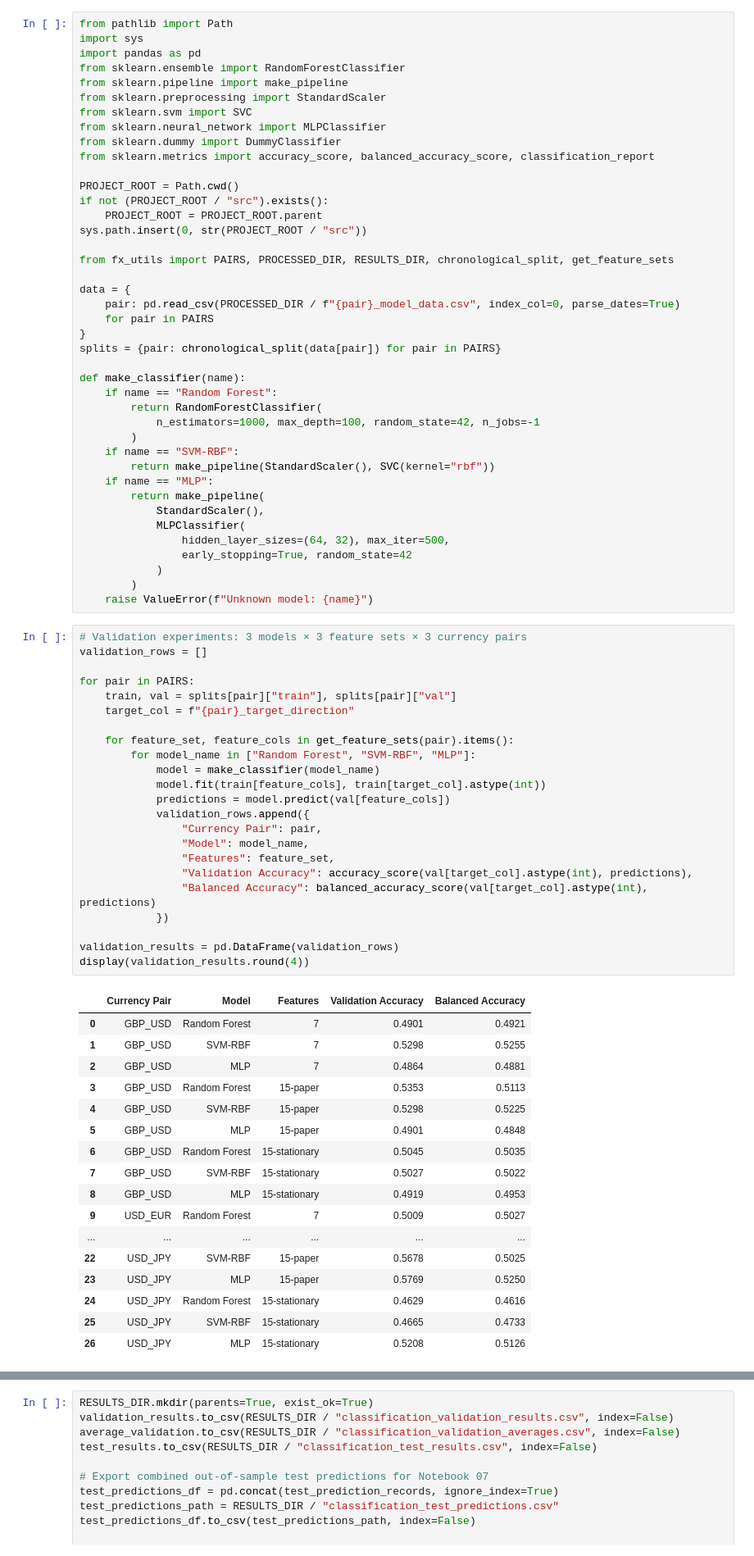
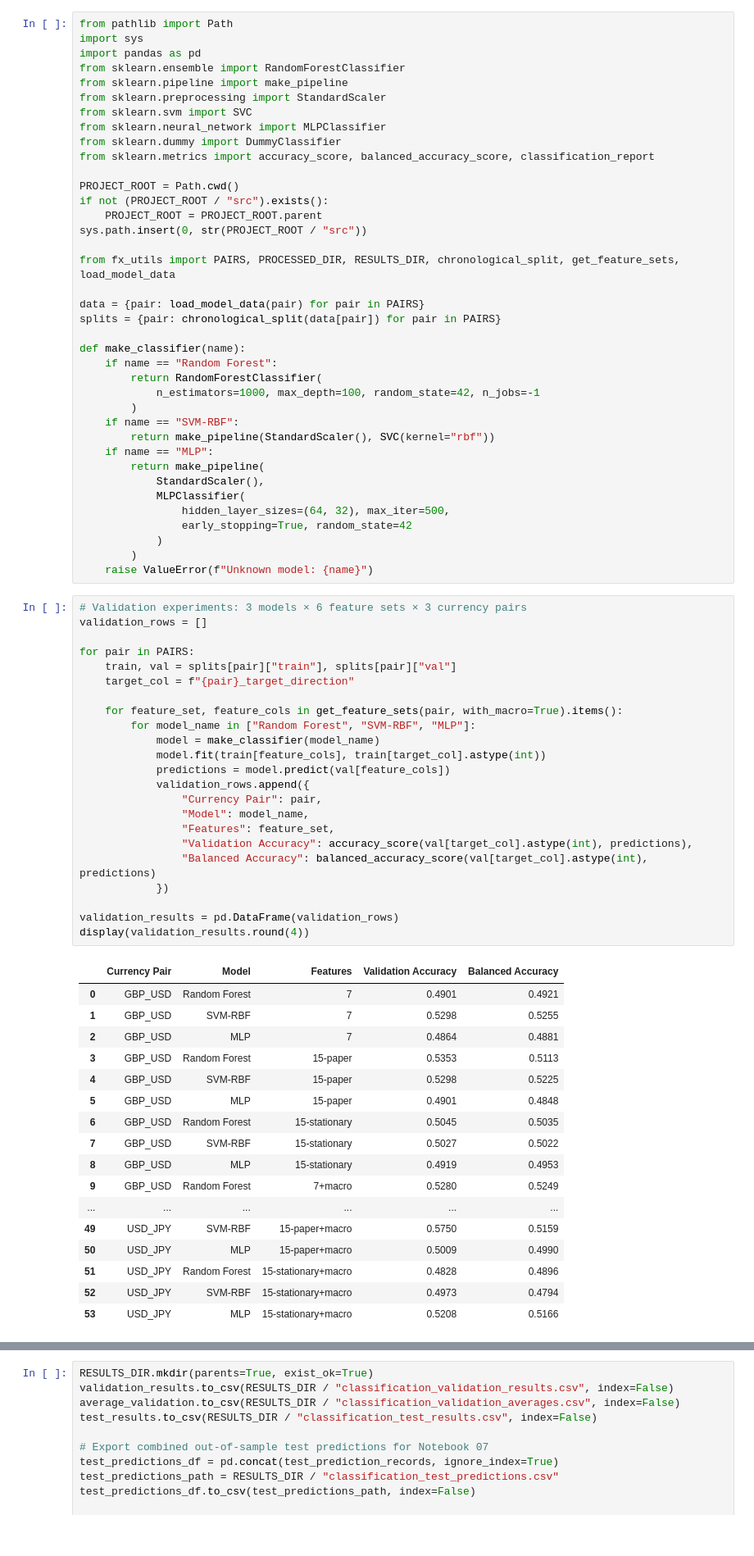
Before and after one commit to namithar18/Foreign-exchange-forecast, a Jupyter notebook: notebooks/03_classification.ipynb, the cells around one changed output, grey strips where cells are left out. Shown at 82% size. Saved outputs shown, nothing was run; the diff lists cells and outputs as text.

```diff
--- a/notebooks/03_classification.ipynb
+++ b/notebooks/03_classification.ipynb
@@ -21,12 +23,9 @@ if not (PROJECT_ROOT / "src").exists():
     PROJECT_ROOT = PROJECT_ROOT.parent
 sys.path.insert(0, str(PROJECT_ROOT / "src"))
 
-from fx_utils import PAIRS, PROCESSED_DIR, RESULTS_DIR, chronological_split, get_feature_sets
+from fx_utils import PAIRS, PROCESSED_DIR, RESULTS_DIR, chronological_split, get_feature_sets, load_model_data
 
-data = {
-    pair: pd.read_csv(PROCESSED_DIR / f"{pair}_model_data.csv", index_col=0, parse_dates=True)
-    for pair in PAIRS
-}
+data = {pair: load_model_data(pair) for pair in PAIRS}
 splits = {pair: chronological_split(data[pair]) for pair in PAIRS}
 
 def make_classifier(name):
@@ -46,46 +45,46 @@ def make_classifier(name):
         )
     raise ValueError(f"Unknown model: {name}")
 # %%
-# Validation experiments: 3 models × 3 feature sets × 3 currency pairs
+# Validation experiments: 3 models × 6 feature sets × 3 currency pairs
 validation_rows = []
 
 for pair in PAIRS:
     train, val = splits[pair]["train"], splits[pair]["val"]
     target_col = f"{pair}_target_direction"
 
-    for feature_set, feature_cols in get_feature_sets(pair).items():
+    for feature_set, feature_cols in get_feature_sets(pair, with_macro=True).items():
         for model_name in ["Random Forest", "SVM-RBF", "MLP"]:
             model = make_classifier(model_name)
             model.fit(train[feature_cols], train[target_col].astype(int))
             predictions = model.predict(val[feature_cols])
             validation_rows.append({
                 "Currency Pair": pair,
                 "Model": model_name,
                 "Features": feature_set,
                 "Validation Accuracy": accuracy_score(val[target_col].astype(int), predictions),
                 "Balanced Accuracy": balanced_accuracy_score(val[target_col].astype(int), predictions)
             })
 
 validation_results = pd.DataFrame(validation_rows)
 display(validation_results.round(4))
 # %% [output]
 |  | Currency Pair | Model | Features | Validation Accuracy | Balanced Accuracy |
 | 0 | GBP_USD | Random Forest | 7 | 0.4901 | 0.4921 |
 | 1 | GBP_USD | SVM-RBF | 7 | 0.5298 | 0.5255 |
 | 2 | GBP_USD | MLP | 7 | 0.4864 | 0.4881 |
 | 3 | GBP_USD | Random Forest | 15-paper | 0.5353 | 0.5113 |
 | 4 | GBP_USD | SVM-RBF | 15-paper | 0.5298 | 0.5225 |
 | 5 | GBP_USD | MLP | 15-paper | 0.4901 | 0.4848 |
 | 6 | GBP_USD | Random Forest | 15-stationary | 0.5045 | 0.5035 |
 | 7 | GBP_USD | SVM-RBF | 15-stationary | 0.5027 | 0.5022 |
 | 8 | GBP_USD | MLP | 15-stationary | 0.4919 | 0.4953 |
-| 9 | USD_EUR | Random Forest | 7 | 0.5009 | 0.5027 |
+| 9 | GBP_USD | Random Forest | 7+macro | 0.5280 | 0.5249 |
 | ... | ... | ... | ... | ... | ... |
-| 22 | USD_JPY | SVM-RBF | 15-paper | 0.5678 | 0.5025 |
-| 23 | USD_JPY | MLP | 15-paper | 0.5769 | 0.5250 |
-| 24 | USD_JPY | Random Forest | 15-stationary | 0.4629 | 0.4616 |
-| 25 | USD_JPY | SVM-RBF | 15-stationary | 0.4665 | 0.4733 |
-| 26 | USD_JPY | MLP | 15-stationary | 0.5208 | 0.5126 |
+| 49 | USD_JPY | SVM-RBF | 15-paper+macro | 0.5750 | 0.5159 |
+| 50 | USD_JPY | MLP | 15-paper+macro | 0.5009 | 0.4990 |
+| 51 | USD_JPY | Random Forest | 15-stationary+macro | 0.4828 | 0.4896 |
+| 52 | USD_JPY | SVM-RBF | 15-stationary+macro | 0.4973 | 0.4794 |
+| 53 | USD_JPY | MLP | 15-stationary+macro | 0.5208 | 0.5166 |
 # %%
 # Average validation scores across the three currency pairs
 average_validation = (
```
Also changed, not shown: parts of 3 cells of this notebook, 9 other files.
